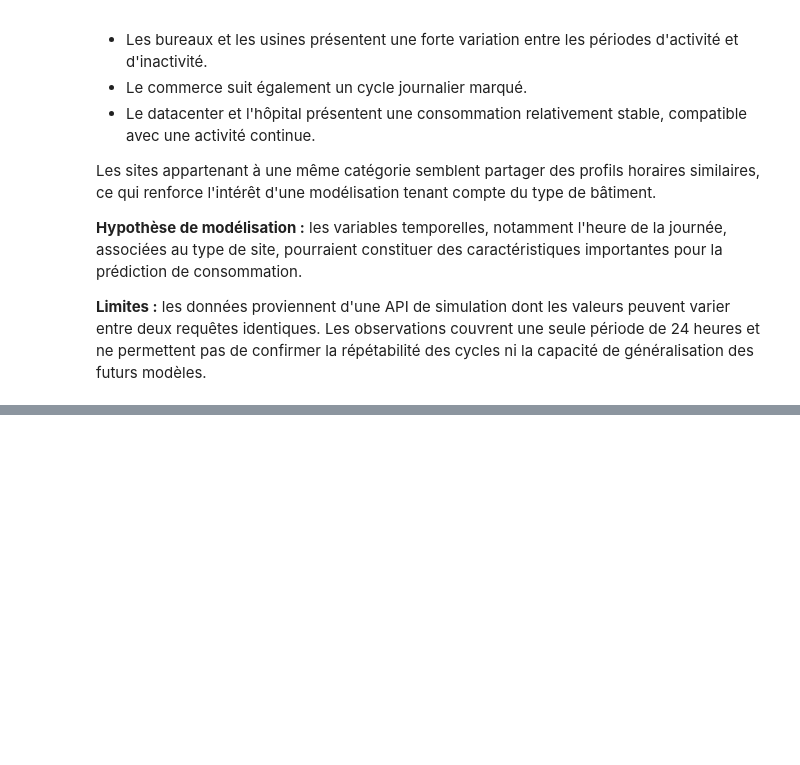
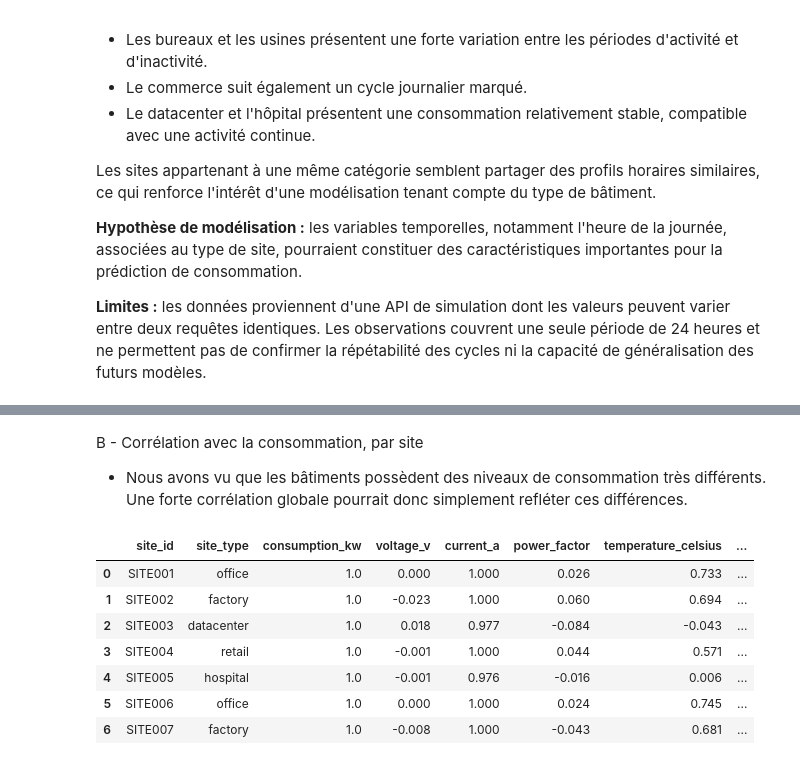
Before and after one commit to EADL-projet-piscine/smart_energy_optimizer, a Jupyter notebook: ml/notebooks/01_exploration_readings.ipynb, the cells around one changed output, grey strips where cells are left out. Saved outputs shown, nothing was run; the diff lists cells and outputs as text; code cells hidden in the pictures; blank space fills up the shorter version.

```diff
--- a/ml/notebooks/01_exploration_readings.ipynb
+++ b/ml/notebooks/01_exploration_readings.ipynb
@@ -675,0 +763,29 @@ Les sites appartenant à une même catégorie semblent partager des profils hora
+# %% [markdown]
+B - Corrélation avec la consommation, par site
+- Nous avons vu que les bâtiments possèdent des niveaux de consommation très différents. Une forte corrélation globale pourrait donc simplement refléter ces différences.
+# %%
+site_correlations = []
+
+for site_id, group in df.groupby("site_id"):
+    correlations = group[numeric_columns].corr()["consumption_kw"]
+
+    site_correlations.append({
+        "site_id": site_id,
+        "site_type": group["site_type"].iloc[0],
+        **correlations.to_dict(),
+    })
+
+site_corr_df = pd.DataFrame(site_correlations)
+
+display(
+    site_corr_df.round(3)
+)
+# %% [output]
+|  | site_id | site_type | consumption_kw | voltage_v | current_a | power_factor | temperature_celsius | ... |
+| 0 | SITE001 | office | 1.0 | 0.000 | 1.000 | 0.026 | 0.733 | ... |
+| 1 | SITE002 | factory | 1.0 | -0.023 | 1.000 | 0.060 | 0.694 | ... |
+| 2 | SITE003 | datacenter | 1.0 | 0.018 | 0.977 | -0.084 | -0.043 | ... |
+| 3 | SITE004 | retail | 1.0 | -0.001 | 1.000 | 0.044 | 0.571 | ... |
+| 4 | SITE005 | hospital | 1.0 | -0.001 | 0.976 | -0.016 | 0.006 | ... |
+| 5 | SITE006 | office | 1.0 | 0.000 | 1.000 | 0.024 | 0.745 | ... |
+| 6 | SITE007 | factory | 1.0 | -0.008 | 1.000 | -0.043 | 0.681 | ... |
```
Also changed, not shown: parts of 29 cells of this notebook, 1 other file.
